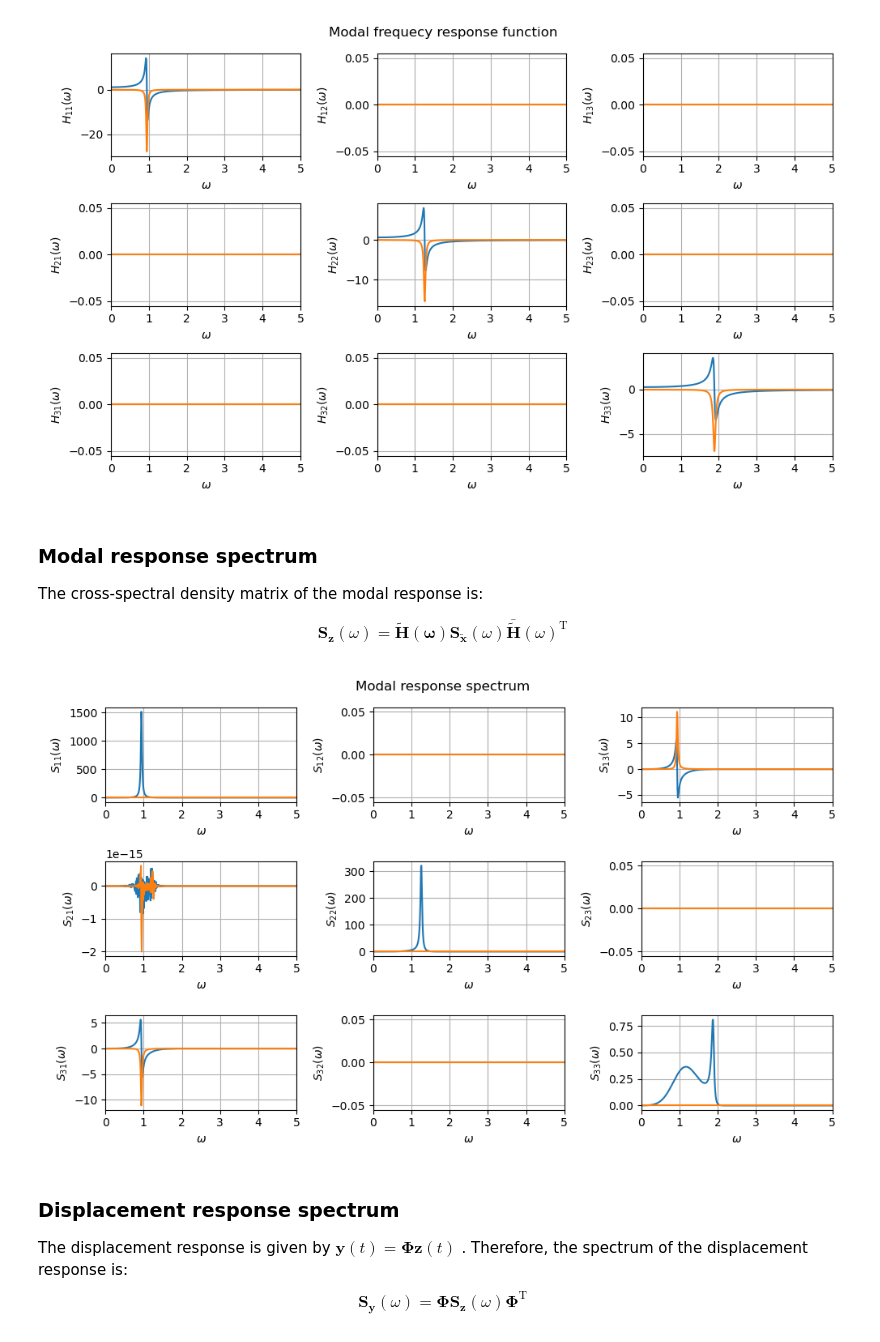
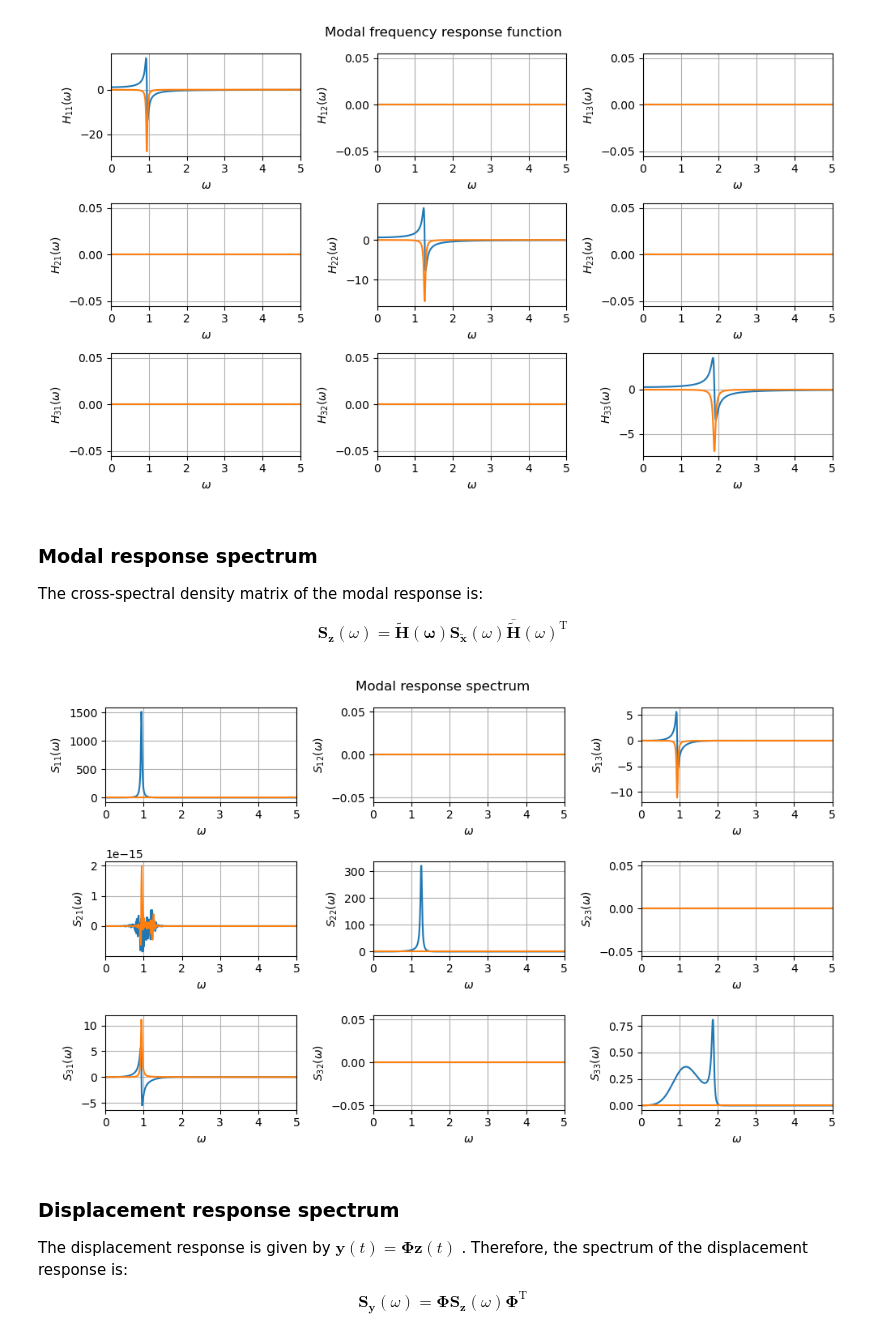
Before and after one commit to oiseth/TKT4108StructuralDynamics2, a Jupyter notebook: python/jupyterNotebooks/Example 4_2 Transmission of random vibrations - MDOF.ipynb, the cells around one changed output. Cells and saved outputs as stored; diff of their text form; code cells hidden in the pictures.

Commit message:
ex 4.2 more text

```diff
--- a/python/jupyterNotebooks/Example 4_2 Transmission of random vibrations - MDOF.ipynb
+++ b/python/jupyterNotebooks/Example 4_2 Transmission of random vibrations - MDOF.ipynb
@@ -189,30 +190,29 @@ $$
 =
 \mathbf{\tilde{H} (\omega) }
 \mathbf{S}_\mathbf{\tilde{x}}(\omega)
-\bar{\mathbf{\tilde{H}}} (\omega)^\text{T}
+\overline{\mathbf{\tilde{H}}} (\omega)^\text{T}
 $$
 # %%
 Sz=np.zeros((3,3,len(omega_axis)),dtype=complex)
 for k in np.arange(len(omega_axis)):
-    Sz[:,:,k]=np.conj(H_modal[:,:,k]) @ Sx_modal[:,:,k] @ H_modal[:,:,k].T
-
+    Sz[:,:,k]=H_modal[:,:,k] @ Sx_modal[:,:,k] @ np.conj(H_modal[:,:,k]).T
 
 # Plot
 fig, axs = plt.subplots(3, 3,figsize=(10, 6))
 
 for i in np.arange(3):
     for j in np.arange(3):
         axs[i,j].plot(omega_axis,np.real(Sz[i,j,:]))
         axs[i,j].plot(omega_axis,np.imag(Sz[i,j,:]))
         axs[i,j].set_xlabel(r'$\omega$')
         axs[i,j].set_ylabel(r'$S_{' + str(i+1) + str(j+1) + '} (\omega)$')
         axs[i,j].set_xlim(0,5)
         axs[i,j].grid(True)
 
 fig.suptitle('Modal response spectrum')
 plt.tight_layout()
 # %% [output]
-[figure, old version]
+[figure, new version]
 # %% [markdown]
 ### Displacement response spectrum
 
```
Also changed, not shown: parts of 10 cells of this notebook.
